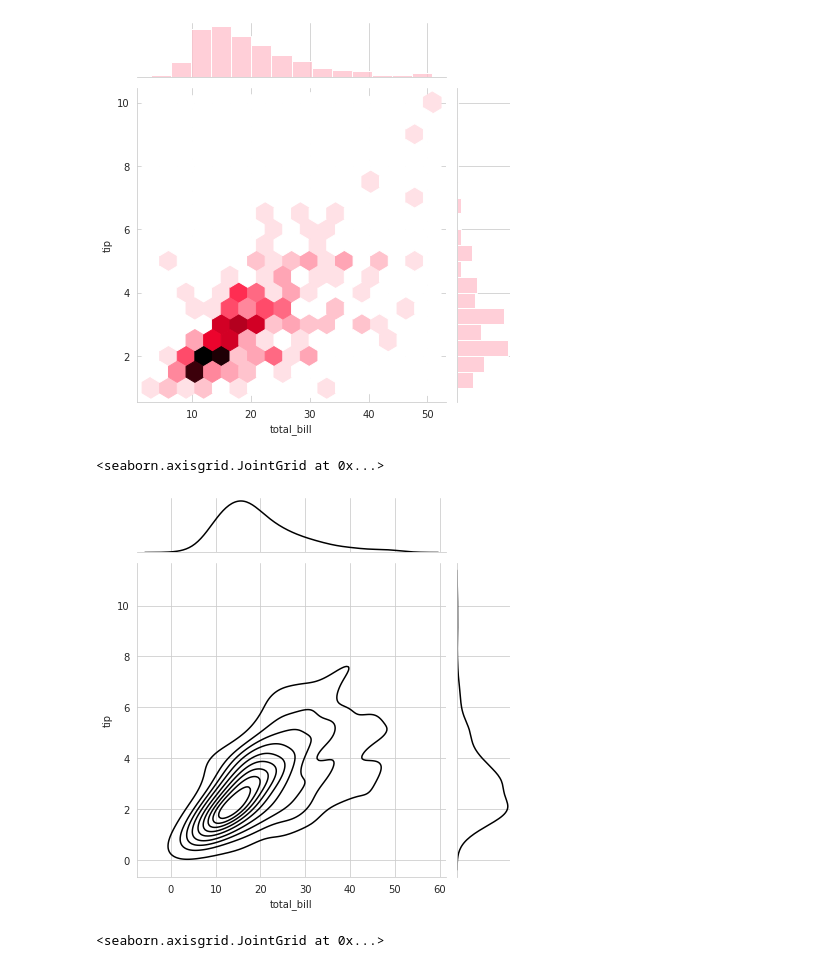
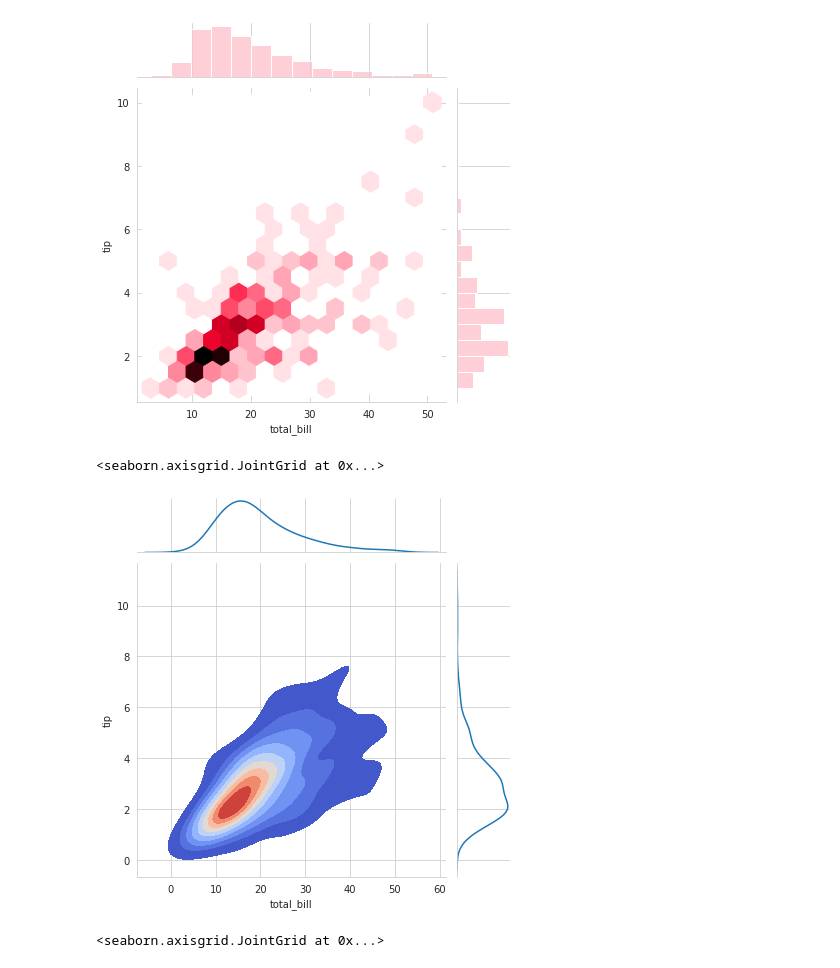
Before and after one commit to MathAugusto/estudo-DS-python, a Jupyter notebook: seaborn.ipynb, the cells around one changed output. Cells and saved outputs as stored; diff of their text form; code cells hidden in the pictures.

```diff
--- a/seaborn.ipynb
+++ b/seaborn.ipynb
@@ -51,10 +51,10 @@ sns.jointplot(x='total_bill', y='tip', data=tips, kind='hex', color='pink')
 [figure]
 # %%
 # Jointplot com kind='kde'
-sns.jointplot(x='total_bill', y='tip', data=tips, kind='kde', color='black')
+sns.jointplot(x='total_bill', y='tip', data=tips, kind='kde', cmap='coolwarm', shade=True)
 # %% [output]
 <seaborn.axisgrid.JointGrid at 0x...>
-[figure, old version]
+[figure, new version]
 # %%
 # Jointplot com kind='reg', regressao linear
 sns.jointplot(x='total_bill', y='tip', data=tips, kind='reg', color='orange')
```
Also changed, not shown: parts of 2 cells of this notebook.
